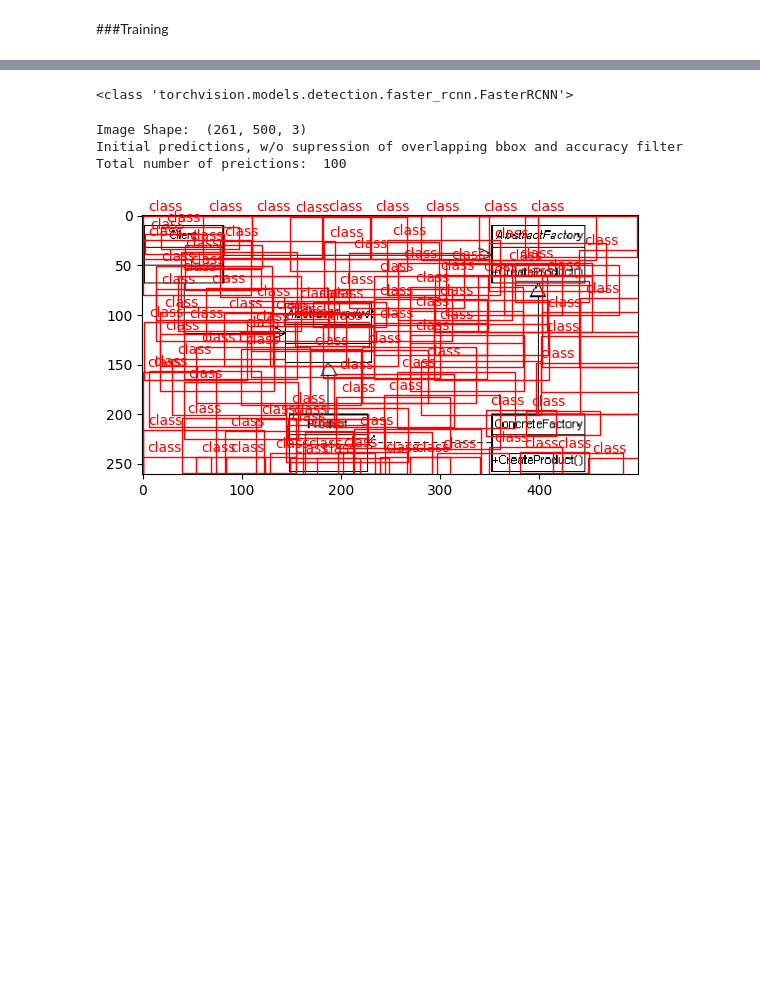
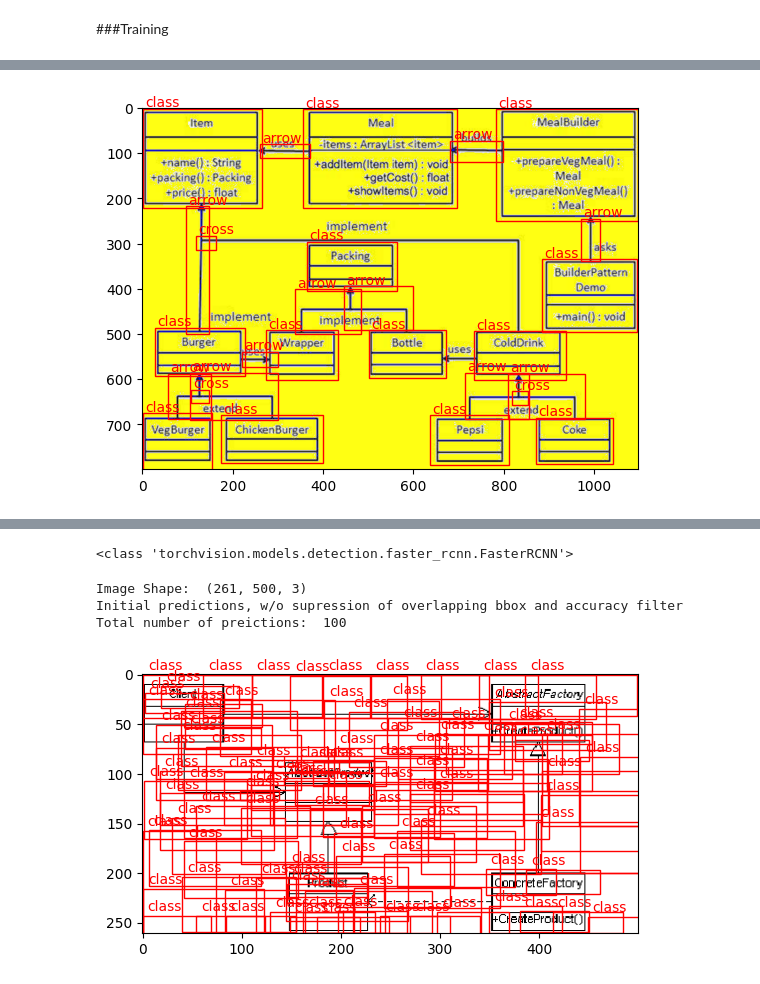
Before and after one commit to DomenicoArmillotta/MSC_thesis-Uml_quality_assessment_with_ML, a Jupyter notebook: provaOPENcv.ipynb, the cells around one changed output, grey strips where cells are left out. Drawn from its saved outputs; the diff is of its cells as text; code cells hidden in the pictures; blank space fills up the shorter version.

```diff
--- a/provaOPENcv.ipynb
+++ b/provaOPENcv.ipynb
@@ -192,0 +176,4 @@ ParseError: ignored
+# %%
+from detecto import utils
+train = '/content/drive/MyDrive/dataset_label/train/'
+utils.xml_to_csv(train, 'train.csv')
@@ -192,0 +206,17 @@ ParseError: ignored
+# %%
+from torchvision import transforms
+from detecto import core
+transform_img = transforms.Compose([
+    transforms.ToPILImage(),
+    transforms.Resize(800),
+    transforms.RandomHorizontalFlip(0.5),
+    transforms.ToTensor(),
+    utils.normalize_transform(),
+])
+dataset = core.Dataset('train.csv', train , transform=transform_img)
+
+from detecto import visualize
+image, information = dataset[47]
+visualize.show_labeled_image(image, information['boxes'], information['labels'])
+# %% [output]
+[figure, added]
```
Also changed, not shown: parts of 8 cells of this notebook.
